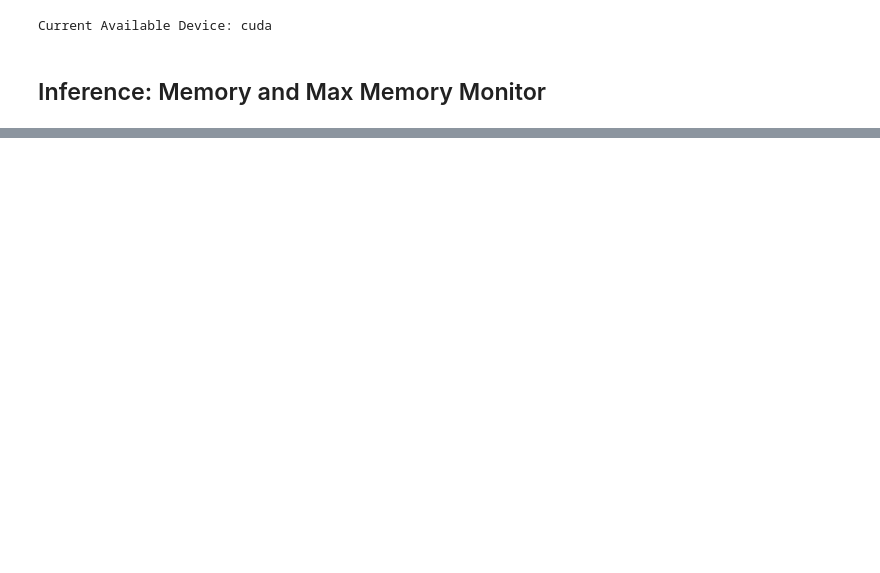
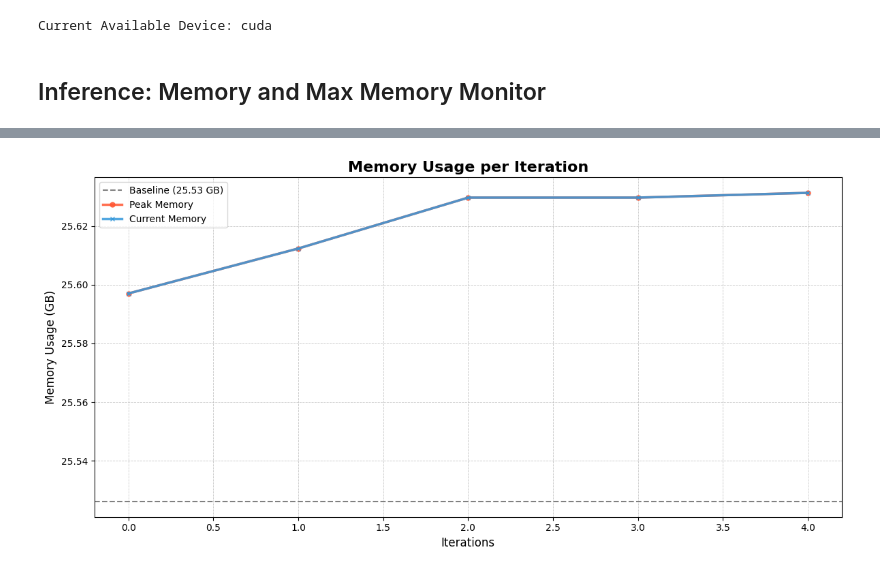
Before and after one commit to Yuxuan-Zhang-Dexter/LLM-Simulator, a Jupyter notebook: pytorch_memory_monitor.ipynb, the cells around one changed output, grey strips where cells are left out. Cells and saved outputs as stored; diff of their text form; code cells hidden in the pictures; blank space fills up the shorter version.

```diff
--- a/pytorch_memory_monitor.ipynb
+++ b/pytorch_memory_monitor.ipynb
@@ -834,5 +832,8 @@ Generated Text: You should generate 100 words to explain diffusion model: 1. The
 # monitor = ModelMemoryMonitor(tinyllama_model_name, use_amp=use_amp, device=device)
 # memory_dict = monitor.test_cuda_training_memory(max_iters=10)
 # ModelMemoryUtilities.draw_memory_from_dict(memory_dict, memory_unit='gb')
+# %%
+# - Start to CPU test
+device = torch.device('cpu')
 # %%
 # # Test cpu test forward memory method
@@ -842,10 +843,12 @@ Generated Text: You should generate 100 words to explain diffusion model: 1. The
 # %%
-# # Test cpu inference memory method
-# prompt = (
-#     'You should generate 100 words to explain diffusion model: '
-# )
-# monitor = ModelMemoryMonitor(llama7b_model_name, use_amp=use_amp, device=device)
-# prev_memory, cur_memory_lst = monitor.test_cpu_iterative_inference_memory(prompt)
+# Test cpu inference memory method
+prompt = (
+    'You should generate 100 words to explain diffusion model: '
+)
+monitor = ModelMemoryMonitorCPU(llama7b_model_name, device=device)
+prev_memory, peak_memory_lst, cur_memory_lst = monitor.test_cpu_iterative_inference_memory(prompt, max_iters= 5)
 
-# ModelMemoryUtilities.draw_memory_lines(prev_memory, cur_memory_lst)
+ModelMemoryUtilities.draw_memory_lines(prev_memory, cur_memory_lst, peak_memory_lst=peak_memory_lst, memory_unit='gb')
+# %% [output]
+[figure, added]
 # %%
```
Also changed, not shown: parts of 5 cells of this notebook, 6 other files.
